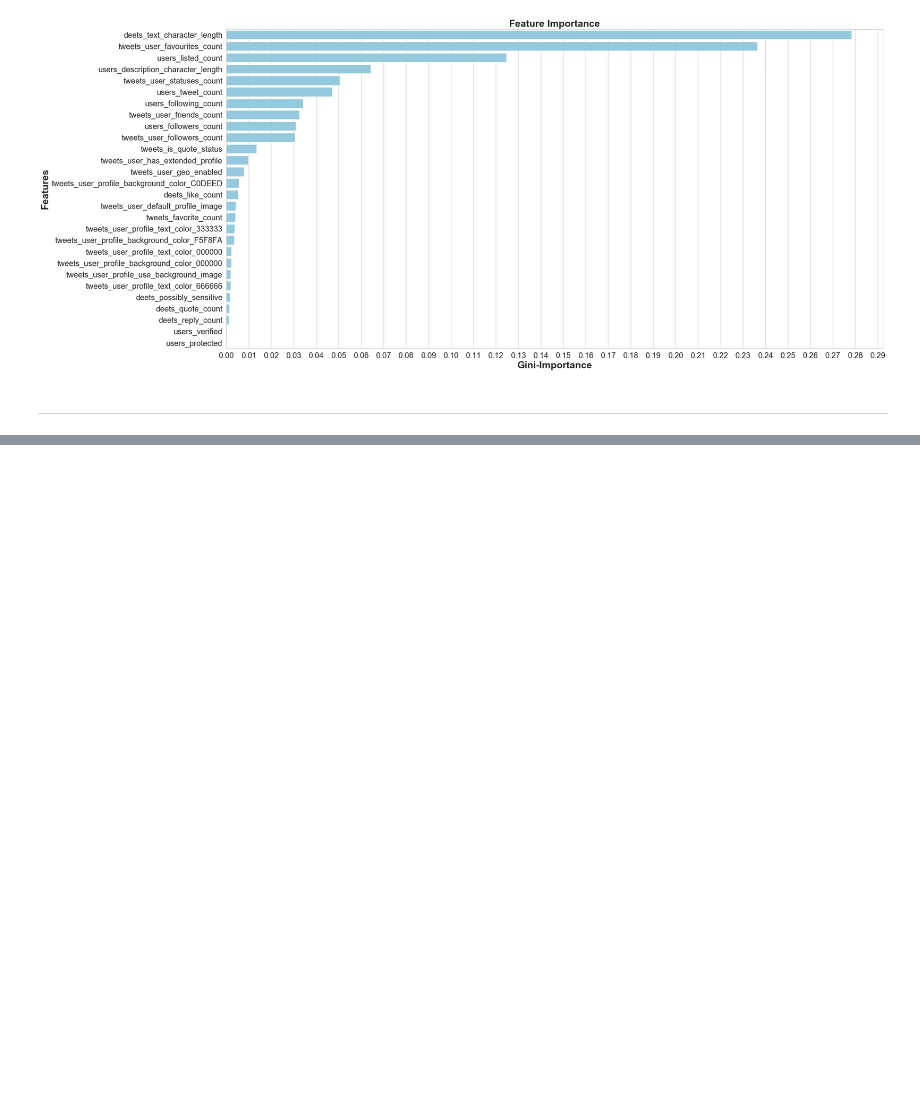
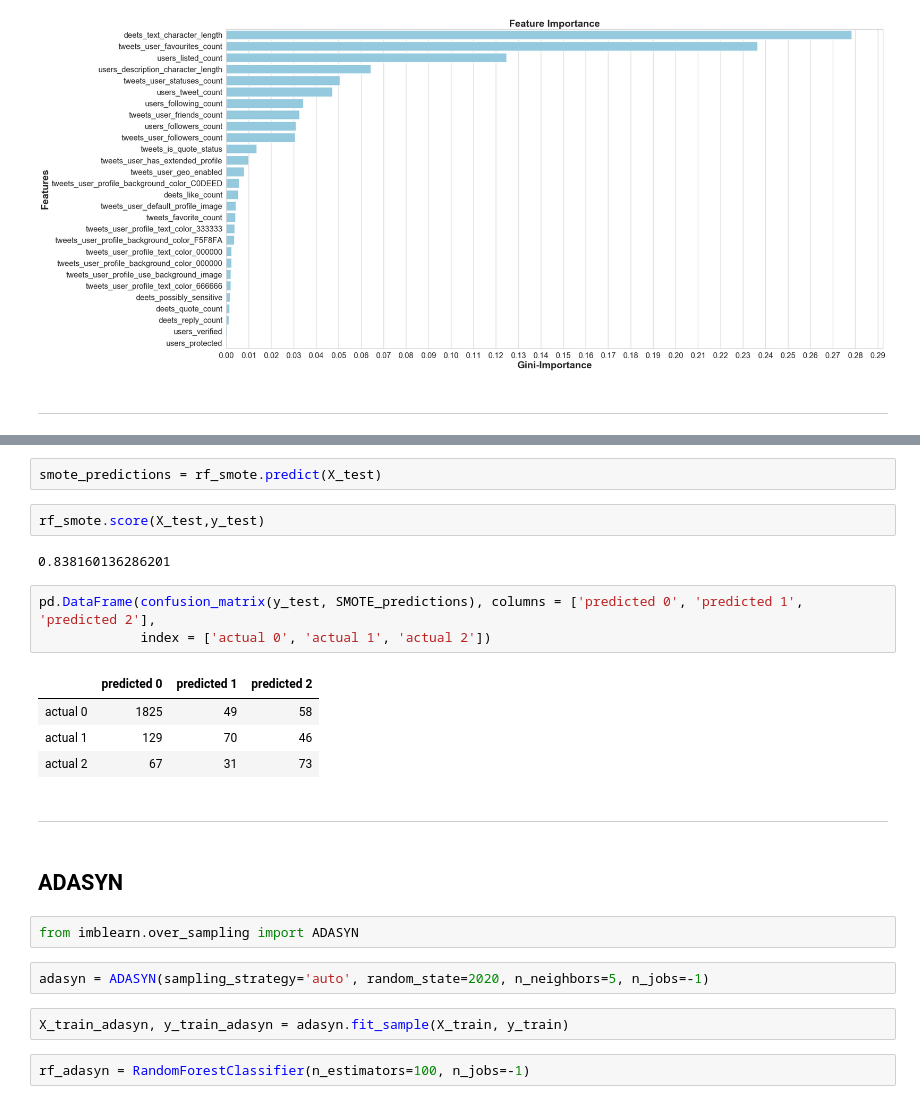
Before and after one commit to alexwcheng/fintech-retweetability, a Jupyter notebook: Jupyter_Notebooks/Twitter Modeling.ipynb, the cells around one changed output, grey strips where cells are left out. Drawn from its saved outputs; the diff is of its cells as text; blank space fills up the shorter version.

```diff
--- a/Jupyter_Notebooks/Twitter Modeling.ipynb
+++ b/Jupyter_Notebooks/Twitter Modeling.ipynb
@@ -153,0 +408,26 @@ Mean cross-validation train score: 0.9010489521393306 +/- standard deviation of:
+# %%
+smote_predictions = rf_smote.predict(X_test)
+# %%
+rf_smote.score(X_test,y_test)
+# %% [output]
+0.838160136286201
+# %%
+pd.DataFrame(confusion_matrix(y_test, SMOTE_predictions), columns = ['predicted 0', 'predicted 1', 'predicted 2'],
+             index = ['actual 0', 'actual 1', 'actual 2'])
+# %% [output]
+|  | predicted 0 | predicted 1 | predicted 2 |
+| actual 0 | 1825 | 49 | 58 |
+| actual 1 | 129 | 70 | 46 |
+| actual 2 | 67 | 31 | 73 |
+# %% [markdown]
+___
+# %% [markdown]
+## ADASYN
+# %%
+from imblearn.over_sampling import ADASYN
+# %%
+adasyn = ADASYN(sampling_strategy='auto', random_state=2020, n_neighbors=5, n_jobs=-1)
+# %%
+X_train_adasyn, y_train_adasyn = adasyn.fit_sample(X_train, y_train)
+# %%
+rf_adasyn = RandomForestClassifier(n_estimators=100, n_jobs=-1)
```
Also changed, not shown: parts of 61 cells of this notebook, 2 other files.
